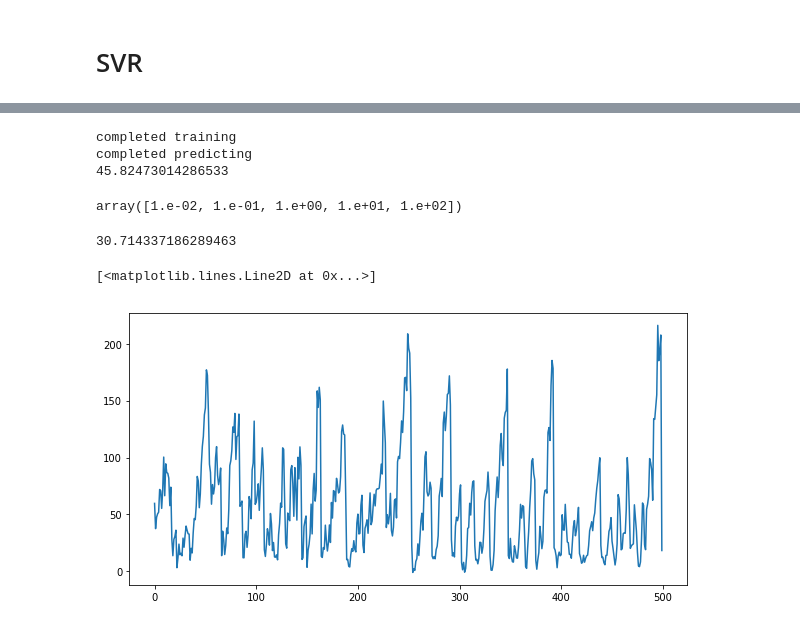
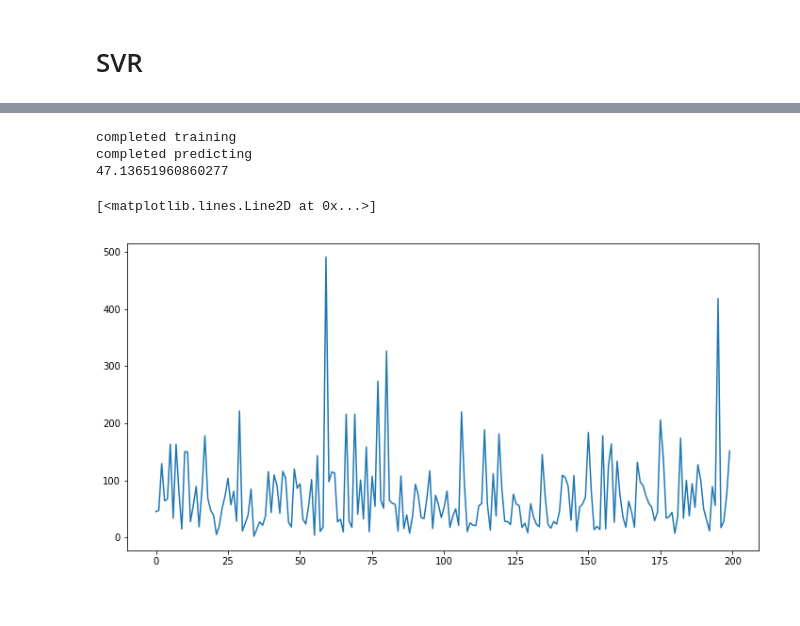
Before and after one commit to wukunkunhaha/Air-Quality, a Jupyter notebook: 大喵喵.ipynb, the cells around one changed output, grey strips where cells are left out. Drawn from its saved outputs; the diff is of its cells as text; code cells hidden in the pictures.

```diff
--- a/大喵喵.ipynb
+++ b/大喵喵.ipynb
@@ -2,7 +2,7 @@
 import pandas as pd
 import numpy as np
 import matplotlib.pyplot as plt
-plt.rcParams['figure.figsize'] = [10, 5]
+plt.rcParams['figure.figsize'] = [12, 6]
 from sklearn.metrics import mean_squared_error
 import math
 from sklearn.model_selection import train_test_split
@@ -240,7 +230,7 @@ train_X = train[:, :20]
 train_y = train[:,20]
 test_X = test[:, :20]
 test_y = test[:,20]
-clf = svm.SVR(kernel='rbf', C=1e5, gamma=1e-6)
+clf = svm.SVR(kernel='rbf', C=1e3, gamma=2e-6)
 clf.fit(train_X, train_y)
 print("completed training")
 y_predict = clf.predict(test_X)
@@ -250,20 +240,10 @@ print(RMSE)
 # %% [output]
 completed training
 completed predicting
-45.82473014286533
+47.13651960860277
-# %%
-gamma_list
-# %% [output]
-array([1.e-02, 1.e-01, 1.e+00, 1.e+01, 1.e+02])
-# %%
-m1 = mean_squared_error(y1_predict, test_y)
-RMSE1 = math.sqrt(m1)
-RMSE1
-# %% [output]
-30.714337186289463
 # %%
-plt.plot(np.arange(len(y1_predict)), y1_predict)
+plt.plot(np.arange(len(y_predict[:200])), y_predict[:200])
 # %% [output]
 [<matplotlib.lines.Line2D at 0x...>]
-[figure, old version]
+[figure, new version]
 # %%
```
Also changed, not shown: parts of 29 cells of this notebook.
